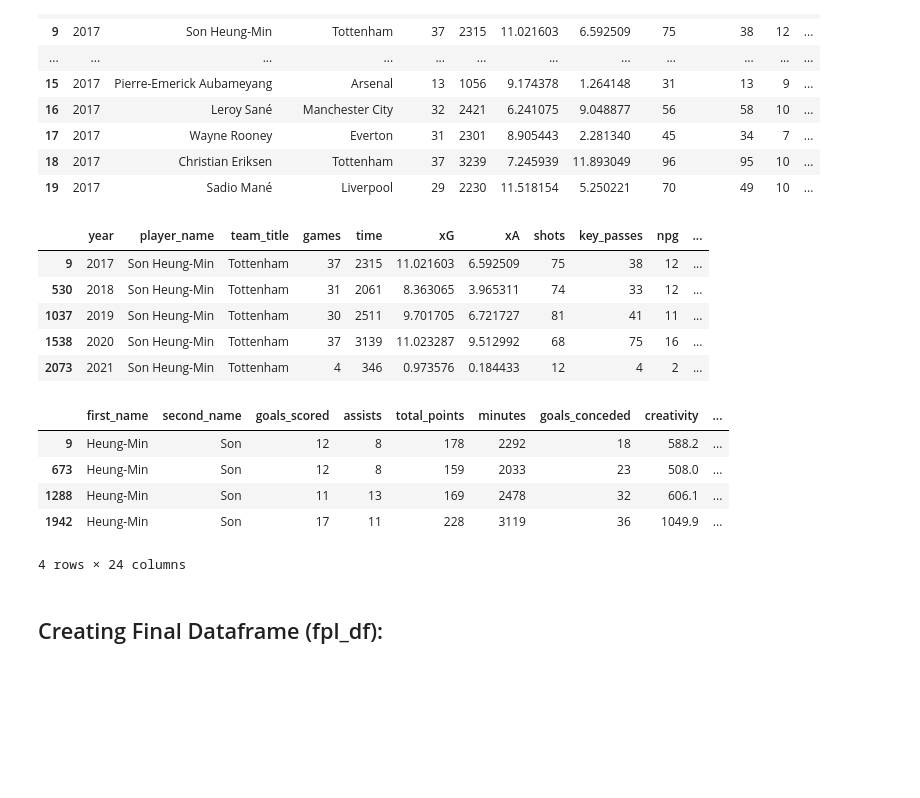
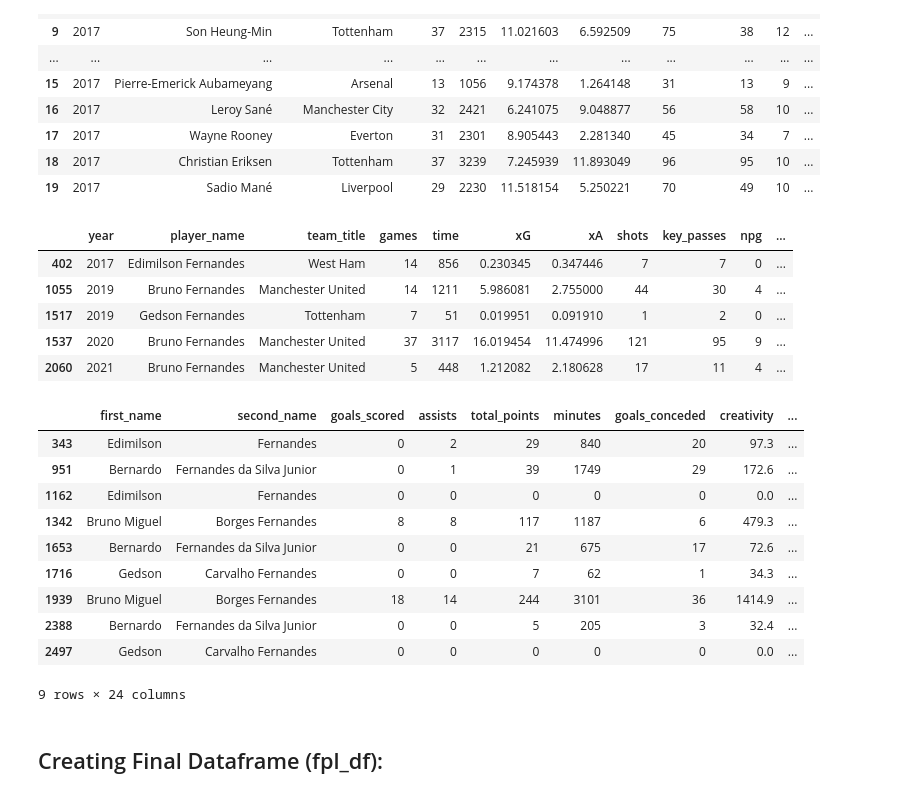
Before and after one commit to alisterjan/FPL_Analysis, a Jupyter notebook: FPL_EDA_1.ipynb, the cells around one changed output. Saved outputs shown, nothing was run; the diff lists cells and outputs as text; code cells hidden in the pictures; blank space fills up the shorter version.

```diff
--- a/FPL_EDA_1.ipynb
+++ b/FPL_EDA_1.ipynb
@@ -127,23 +129,28 @@ players_df.head(20)
 | 18 | 2017 | Christian Eriksen | Tottenham | 37 | 3239 | 7.245939 | 11.893049 | 96 | 95 | 10 | ... |
 | 19 | 2017 | Sadio Mané | Liverpool | 29 | 2230 | 11.518154 | 5.250221 | 70 | 49 | 10 | ... |
 # %%
-players_df[players_df.player_name.str.contains('Heung')] ##returns Son Heung-Min
+players_df[players_df.player_name.str.contains('Fernandes')] ##returns Son Heung-Min
 # %% [output]
 |  | year | player_name | team_title | games | time | xG | xA | shots | key_passes | npg | ... |
-| 9 | 2017 | Son Heung-Min | Tottenham | 37 | 2315 | 11.021603 | 6.592509 | 75 | 38 | 12 | ... |
-| 530 | 2018 | Son Heung-Min | Tottenham | 31 | 2061 | 8.363065 | 3.965311 | 74 | 33 | 12 | ... |
-| 1037 | 2019 | Son Heung-Min | Tottenham | 30 | 2511 | 9.701705 | 6.721727 | 81 | 41 | 11 | ... |
-| 1538 | 2020 | Son Heung-Min | Tottenham | 37 | 3139 | 11.023287 | 9.512992 | 68 | 75 | 16 | ... |
-| 2073 | 2021 | Son Heung-Min | Tottenham | 4 | 346 | 0.973576 | 0.184433 | 12 | 4 | 2 | ... |
+| 402 | 2017 | Edimilson Fernandes | West Ham | 14 | 856 | 0.230345 | 0.347446 | 7 | 7 | 0 | ... |
+| 1055 | 2019 | Bruno Fernandes | Manchester United | 14 | 1211 | 5.986081 | 2.755000 | 44 | 30 | 4 | ... |
+| 1517 | 2019 | Gedson Fernandes | Tottenham | 7 | 51 | 0.019951 | 0.091910 | 1 | 2 | 0 | ... |
+| 1537 | 2020 | Bruno Fernandes | Manchester United | 37 | 3117 | 16.019454 | 11.474996 | 121 | 95 | 9 | ... |
+| 2060 | 2021 | Bruno Fernandes | Manchester United | 5 | 448 | 1.212082 | 2.180628 | 17 | 11 | 4 | ... |
 # %%
-join_df[join_df.player_name.str.contains('Heung')]
+join_df[join_df.player_name.str.contains('Fernandes')]
 # %% [output]
 |  | first_name | second_name | goals_scored | assists | total_points | minutes | goals_conceded | creativity | ... |
-| 9 | Heung-Min | Son | 12 | 8 | 178 | 2292 | 18 | 588.2 | ... |
-| 673 | Heung-Min | Son | 12 | 8 | 159 | 2033 | 23 | 508.0 | ... |
-| 1288 | Heung-Min | Son | 11 | 13 | 169 | 2478 | 32 | 606.1 | ... |
-| 1942 | Heung-Min | Son | 17 | 11 | 228 | 3119 | 36 | 1049.9 | ... |
+| 343 | Edimilson | Fernandes | 0 | 2 | 29 | 840 | 20 | 97.3 | ... |
+| 951 | Bernardo | Fernandes da Silva Junior | 0 | 1 | 39 | 1749 | 29 | 172.6 | ... |
+| 1162 | Edimilson | Fernandes | 0 | 0 | 0 | 0 | 0 | 0.0 | ... |
+| 1342 | Bruno Miguel | Borges Fernandes | 8 | 8 | 117 | 1187 | 6 | 479.3 | ... |
+| 1653 | Bernardo | Fernandes da Silva Junior | 0 | 0 | 21 | 675 | 17 | 72.6 | ... |
+| 1716 | Gedson | Carvalho Fernandes | 0 | 0 | 7 | 62 | 1 | 34.3 | ... |
+| 1939 | Bruno Miguel | Borges Fernandes | 18 | 14 | 244 | 3101 | 36 | 1414.9 | ... |
+| 2388 | Bernardo | Fernandes da Silva Junior | 0 | 0 | 5 | 205 | 3 | 32.4 | ... |
+| 2497 | Gedson | Carvalho Fernandes | 0 | 0 | 0 | 0 | 0 | 0.0 | ... |
-4 rows × 24 columns
+9 rows × 24 columns
 # %% [markdown]
 ## Creating Final Dataframe (fpl_df):
 # %%
```
Also changed, not shown: parts of 2 cells of this notebook, 1 other file.
